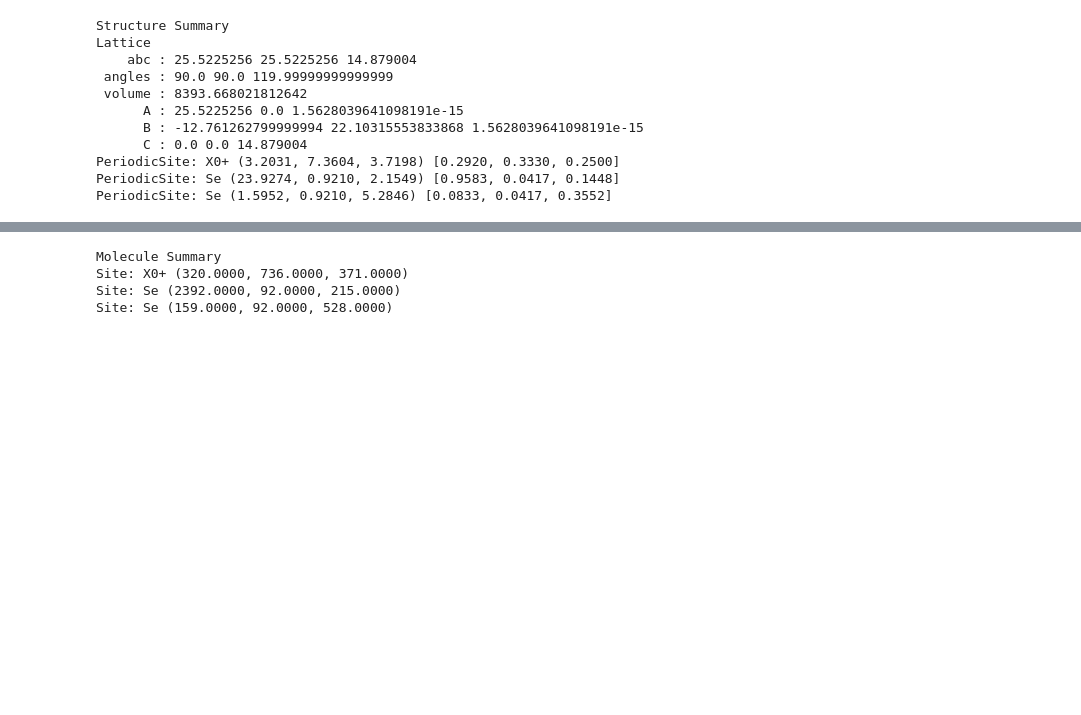
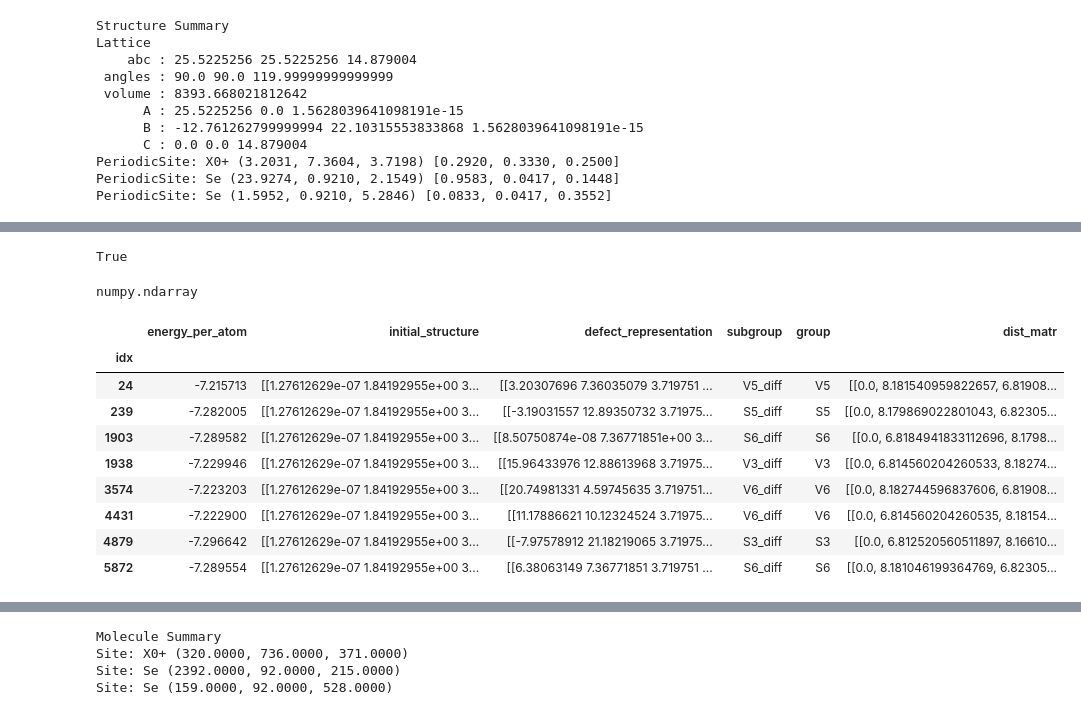
Before and after one commit to ELitvinova/bacc, a Jupyter notebook: algo_check_reachable.ipynb, the cells around one changed output, grey strips where cells are left out. Drawn from its saved outputs; the diff is of its cells as text; code cells hidden in the pictures; blank space fills up the shorter version.

```diff
--- a/algo_check_reachable.ipynb
+++ b/algo_check_reachable.ipynb
@@ -205,0 +476,8 @@ obmol = create_obmol(d24)
+# %%
+matrices_are_isomofic(dataset[2686].defect_representation.distance_matrix, defects[1].distance_matrix)
+# %% [output]
+True
+# %%
+type(dataset[24].defect_representation.distance_matrix)
+# %% [output]
+numpy.ndarray
@@ -205,0 +497,19 @@ obmol = create_obmol(d24)
+# %%
+def with_isomorfic_matr(defect_repr, m2):
+    return matrices_are_isomofic(defect_repr.distance_matrix,
+                                 m2)
+is24 = dataset.data[np.vectorize(matrices_are_isomofic, excluded=[1])(dataset.data.dist_matr,
+                                                 dataset[24].defect_representation.distance_matrix)]
+# %%
+is24
+# %% [output]
+|  | energy_per_atom | initial_structure | defect_representation | subgroup | group | dist_matr |
+| idx |  |  |  |  |  |  |
+| 24 | -7.215713 | [[1.27612629e-07 1.84192955e+00 3... | [[3.20307696 7.36035079 3.719751 ... | V5_diff | V5 | [[0.0, 8.181540959822657, 6.81908... |
+| 239 | -7.282005 | [[1.27612629e-07 1.84192955e+00 3... | [[-3.19031557 12.89350732 3.71975... | S5_diff | S5 | [[0.0, 8.179869022801043, 6.82305... |
+| 1903 | -7.289582 | [[1.27612629e-07 1.84192955e+00 3... | [[8.50750874e-08 7.36771851e+00 3... | S6_diff | S6 | [[0.0, 6.8184941833112696, 8.1798... |
+| 1938 | -7.229946 | [[1.27612629e-07 1.84192955e+00 3... | [[15.96433976 12.88613968 3.71975... | V3_diff | V3 | [[0.0, 6.814560204260533, 8.18274... |
+| 3574 | -7.223203 | [[1.27612629e-07 1.84192955e+00 3... | [[20.74981331 4.59745635 3.719751... | V6_diff | V6 | [[0.0, 8.182744596837606, 6.81908... |
+| 4431 | -7.222900 | [[1.27612629e-07 1.84192955e+00 3... | [[11.17886621 10.12324524 3.71975... | V6_diff | V6 | [[0.0, 6.814560204260535, 8.18154... |
+| 4879 | -7.296642 | [[1.27612629e-07 1.84192955e+00 3... | [[-7.97578912 21.18219065 3.71975... | S3_diff | S3 | [[0.0, 6.812520560511897, 8.16610... |
+| 5872 | -7.289554 | [[1.27612629e-07 1.84192955e+00 3... | [[6.38063149 7.36771851 3.719751 ... | S6_diff | S6 | [[0.0, 8.181046199364769, 6.82305... |
```
Also changed, not shown: parts of 76 cells of this notebook, 1 other file.
